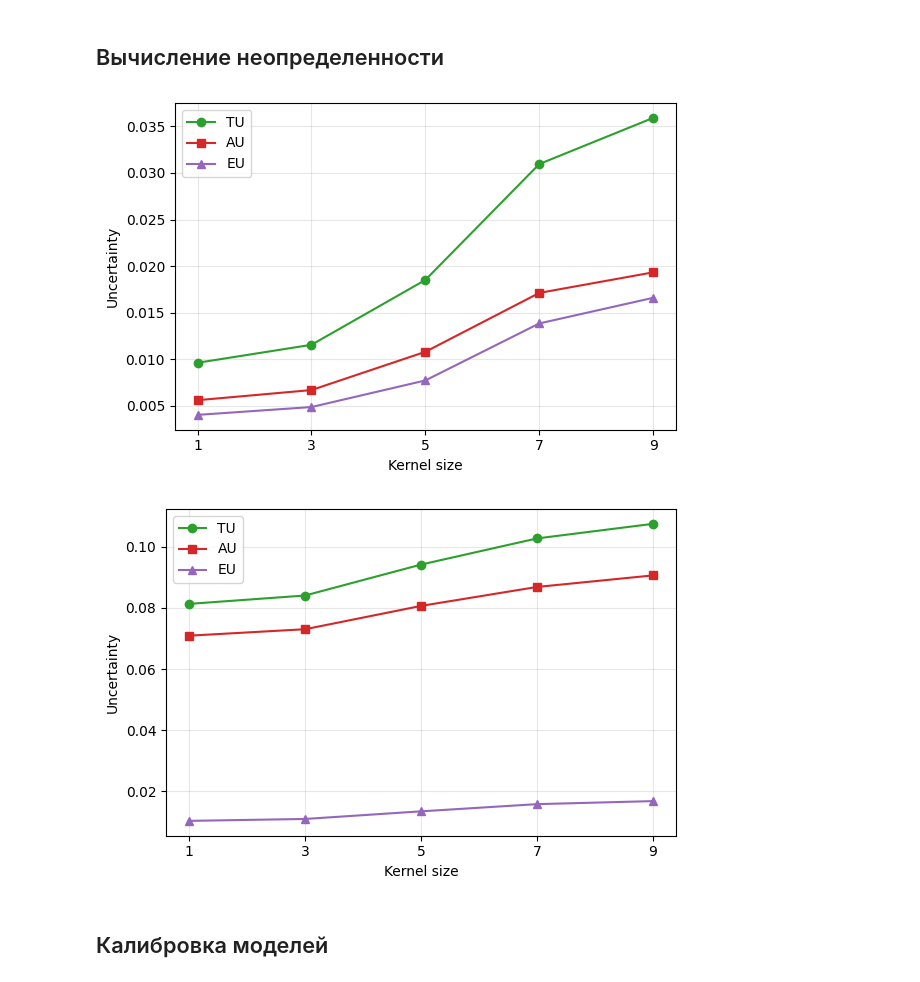
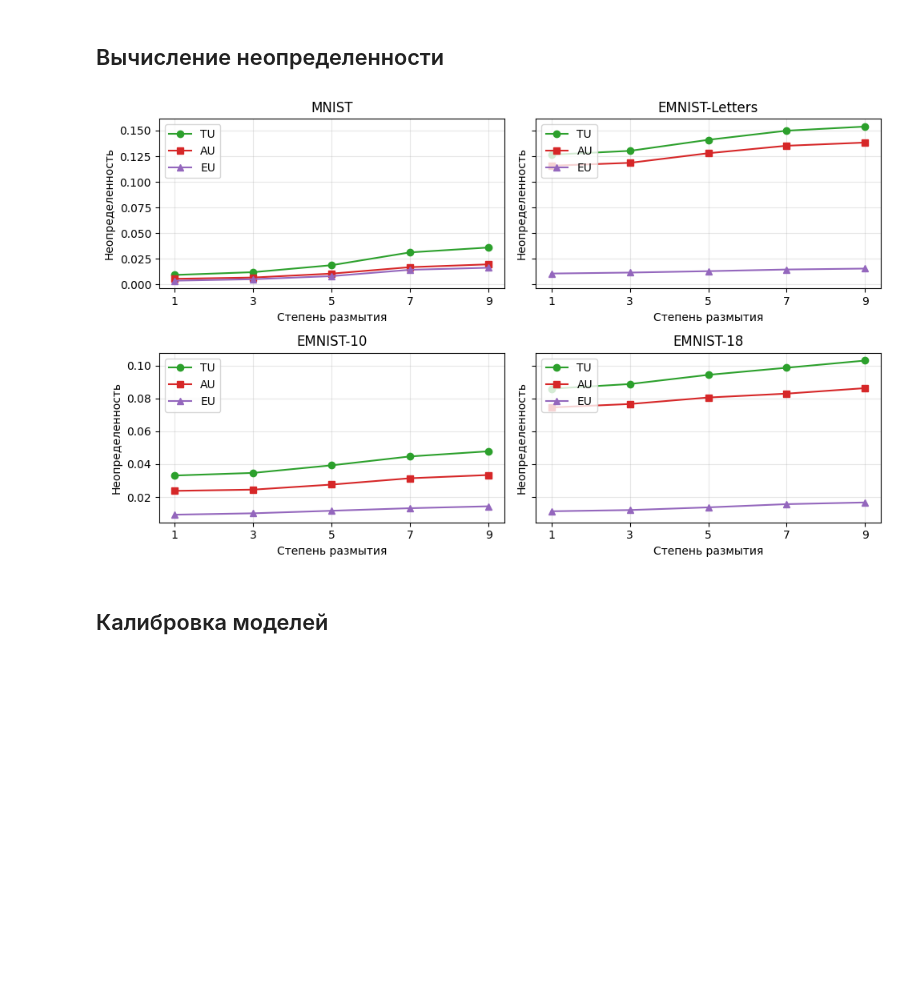
Before and after one commit to qosquo/bayes_nn, a Jupyter notebook: experiments/mnist_vs_emnist-letters_comparison.ipynb, the cells around one changed output. Cells and saved outputs as stored; diff of their text form; code cells hidden in the pictures; blank space fills up the shorter version.

```diff
--- a/experiments/mnist_vs_emnist-letters_comparison.ipynb
+++ b/experiments/mnist_vs_emnist-letters_comparison.ipynb
@@ -312,0 +68,11 @@ np.savez(
+# %%
+def to_tensors(evals: dict) -> dict:
+    return {ks: tuple(torch.from_numpy(array) for array in values) for ks, values in evals.items()}
+_d = np.load(f"npz/mnist_vs_emnist-letters_comparison_seed_42.npz", allow_pickle=True)
+T: int = int(_d["mc_samples"])
+kernel_sizes: list[int] = _d["kernel_sizes"].tolist()
+mnist_evals = to_tensors(_d["mnist_evals"].item())
+emnist_evals = to_tensors(_d["emnist_evals"].item())
+emnist10_evals = to_tensors(_d["emnist-10_evals"].item())
+emnist18_evals = to_tensors(_d["emnist-18_evals"].item())
+del _d
@@ -359,43 +131,41 @@ mnist_epis_unc = [mnist_evals[ks][3].diagonal(dim1=1, dim2=2).sum(-1).mean().ite
 emnist_total_unc = [emnist_evals[ks][1].diagonal(dim1=1, dim2=2).sum(-1).mean().item() for ks in kernel_sizes]
 emnist_alea_unc = [emnist_evals[ks][2].diagonal(dim1=1, dim2=2).sum(-1).mean().item() for ks in kernel_sizes]
 emnist_epis_unc = [emnist_evals[ks][3].diagonal(dim1=1, dim2=2).sum(-1).mean().item() for ks in kernel_sizes]
+
+emnist10_total_unc = [emnist10_evals[ks][1].diagonal(dim1=1, dim2=2).sum(-1).mean().item() for ks in kernel_sizes]
+emnist10_alea_unc = [emnist10_evals[ks][2].diagonal(dim1=1, dim2=2).sum(-1).mean().item() for ks in kernel_sizes]
+emnist10_epis_unc = [emnist10_evals[ks][3].diagonal(dim1=1, dim2=2).sum(-1).mean().item() for ks in kernel_sizes]
+
+emnist18_total_unc = [emnist18_evals[ks][1].diagonal(dim1=1, dim2=2).sum(-1).mean().item() for ks in kernel_sizes]
+emnist18_alea_unc = [emnist18_evals[ks][2].diagonal(dim1=1, dim2=2).sum(-1).mean().item() for ks in kernel_sizes]
+emnist18_epis_unc = [emnist18_evals[ks][3].diagonal(dim1=1, dim2=2).sum(-1).mean().item() for ks in kernel_sizes]
 # %%
-fig, ax = plt.subplots(figsize=(6, 4))
+fig, axes = plt.subplots(2, 2, figsize=(10, 6), sharey='row')
 
+markers = {'TU': 'o', 'AU': 's', 'EU': '^'}
 colors = {'TU': 'C2', 'AU': 'C3', 'EU': 'C4'}
 
-# Левый subplot — MNIST
-ax.plot(kernel_sizes, mnist_total_unc, label='TU', marker='o', color=colors['TU'])
-ax.plot(kernel_sizes, mnist_alea_unc,  label='AU', marker='s', color=colors['AU'])
-ax.plot(kernel_sizes, mnist_epis_unc,  label='EU', marker='^', color=colors['EU'])
-# ax.set_title('MNIST')
-ax.set_xlabel('Kernel size')
-ax.set_ylabel('Uncertainty')
-ax.set_xticks(kernel_sizes)
-ax.grid(True, alpha=0.3)
-ax.legend(loc='upper left')
+datasets = [
+    ("MNIST", mnist_total_unc, mnist_alea_unc, mnist_epis_unc),
+    ("EMNIST-Letters", emnist_total_unc, emnist_alea_unc, emnist_epis_unc),
+    ("EMNIST-10", emnist10_total_unc, emnist10_alea_unc, emnist10_epis_unc),
+    ("EMNIST-18", emnist18_total_unc, emnist18_alea_unc, emnist18_epis_unc),
+]
+
+for ax, (name, total, alea, epis) in zip(axes.flat, datasets):
+    ax.plot(kernel_sizes, total, label='TU', marker=markers['TU'], color=colors['TU'])
+    ax.plot(kernel_sizes, alea, label='AU', marker=markers['AU'], color=colors['AU'])
+    ax.plot(kernel_sizes, epis, label='EU', marker=markers['EU'], color=colors['EU'])
+    ax.set_title(name)
+    ax.set_xlabel("Степень размытия")
+    ax.set_ylabel('Неопределенность')
+    ax.set_xticks(kernel_sizes)
+    ax.grid(True, alpha=0.3)
+    ax.legend(loc='upper left')
 
 plt.tight_layout()
-
-fig, ax = plt.subplots(figsize=(6, 4))
-
-# Правый subplot — EMNIST-letters
-ax.plot(kernel_sizes, emnist_total_unc, label='TU', marker='o', color=colors['TU'])
-ax.plot(kernel_sizes, emnist_alea_unc,  label='AU', marker='s', color=colors['AU'])
-ax.plot(kernel_sizes, emnist_epis_unc,  label='EU', marker='^', color=colors['EU'])
-# ax.set_title('EMNIST-letters')
-ax.set_xlabel('Kernel size')
-ax.set_ylabel('Uncertainty')
-ax.set_xticks(kernel_sizes)
-ax.grid(True, alpha=0.3)
-# ax.set_ylim(top=0.07)
-ax.legend(loc='upper left')
-
-plt.tight_layout()
-plt.show()
 # %% [output]
-[figure, old version]
+[figure, new version]
-[figure, removed]
 # %% [markdown]
 ## Калибровка моделей
 # %%
```
Also changed, not shown: parts of 27 cells of this notebook, 5 other files.
